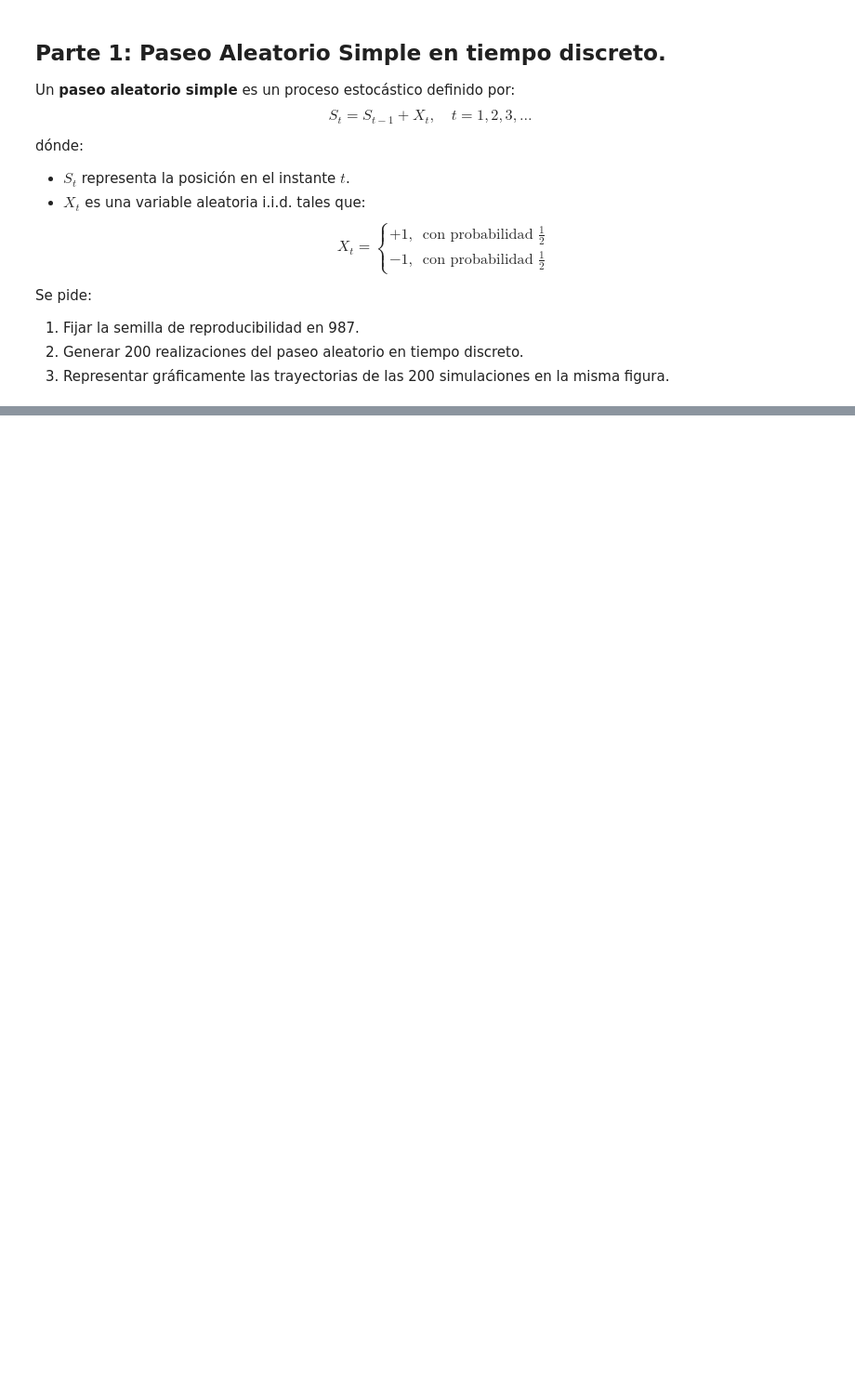
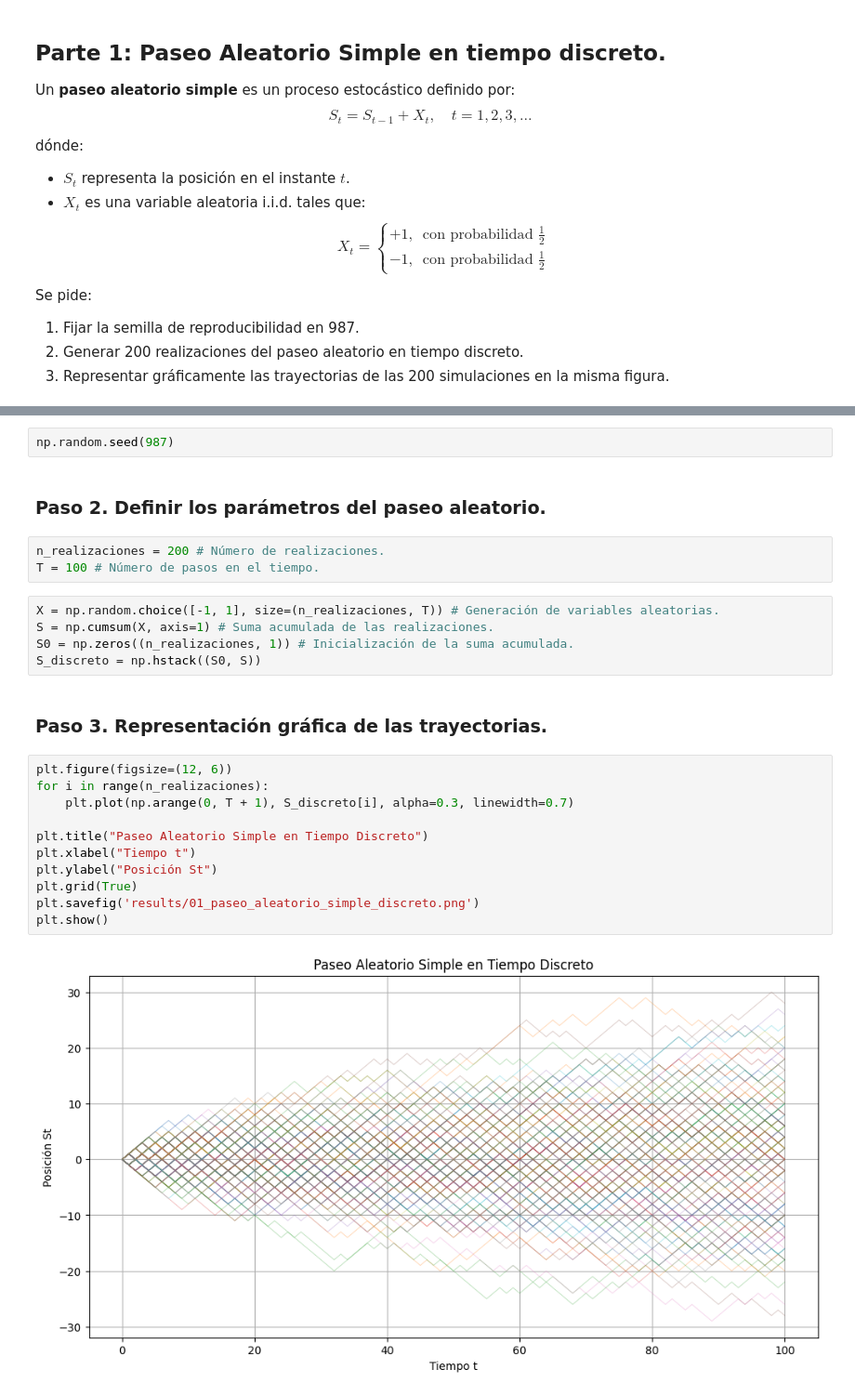
Before and after one commit to mgonzalz/calculo-estocastico, a Jupyter notebook: Cálculo Estocástico - Tarea 1.ipynb, the cells around one changed output, grey strips where cells are left out. Shown at 93% size. Saved outputs shown, nothing was run; the diff lists cells and outputs as text; blank space fills up the shorter version.

```diff
--- a/Cálculo Estocástico - Tarea 1.ipynb
+++ b/Cálculo Estocástico - Tarea 1.ipynb
@@ -34,0 +39,27 @@ Se pide:
+# %%
+np.random.seed(987)
+# %% [markdown]
+### Paso 2. Definir los parámetros del paseo aleatorio.
+# %%
+n_realizaciones = 200 # Número de realizaciones.
+T = 100 # Número de pasos en el tiempo.
+# %%
+X = np.random.choice([-1, 1], size=(n_realizaciones, T)) # Generación de variables aleatorias.
+S = np.cumsum(X, axis=1) # Suma acumulada de las realizaciones.
+S0 = np.zeros((n_realizaciones, 1)) # Inicialización de la suma acumulada.
+S_discreto = np.hstack((S0, S))
+# %% [markdown]
+### Paso 3. Representación gráfica de las trayectorias.
+# %%
+plt.figure(figsize=(12, 6))
+for i in range(n_realizaciones):
+    plt.plot(np.arange(0, T + 1), S_discreto[i], alpha=0.3, linewidth=0.7)
+
+plt.title("Paseo Aleatorio Simple en Tiempo Discreto")
+plt.xlabel("Tiempo t")
+plt.ylabel("Posición St")
+plt.grid(True)
+plt.savefig('results/01_paseo_aleatorio_simple_discreto.png')
+plt.show()
+# %% [output]
+[figure, added]
```
Also changed, not shown: parts of 21 cells of this notebook, 2 other files.
